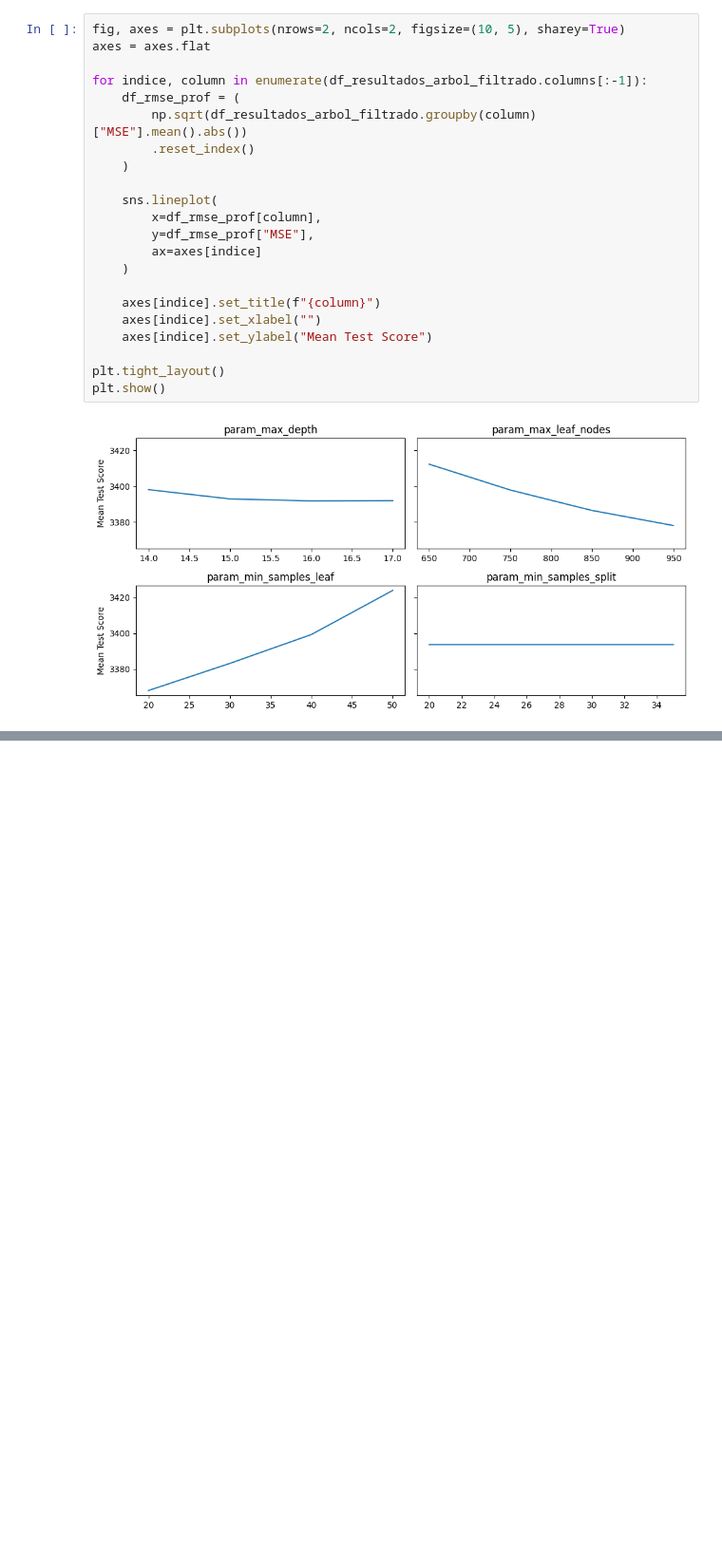
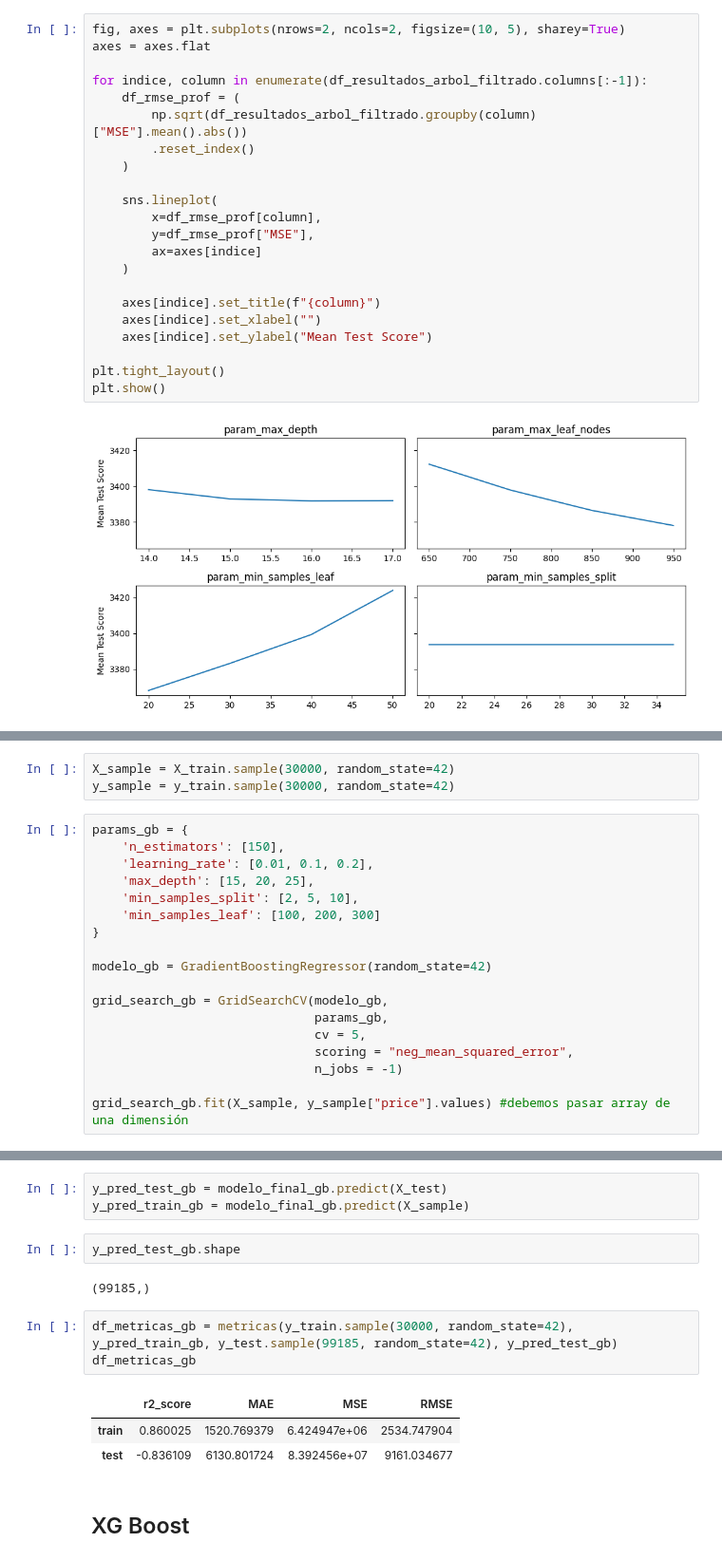
Before and after one commit to davfranco1/laboratorio-modulo8-leccion02-validacion-cruzada, a Jupyter notebook: laboratorio-modulo8-leccion02-validacion-cruzada.ipynb, the cells around one changed output, grey strips where cells are left out. Shown at 95% size. Saved outputs shown, nothing was run; the diff lists cells and outputs as text; blank space fills up the shorter version.

```diff
--- a/laboratorio-modulo8-leccion02-validacion-cruzada.ipynb
+++ b/laboratorio-modulo8-leccion02-validacion-cruzada.ipynb
@@ -165,0 +292,21 @@ pd.DataFrame(modelo_final_arbol.feature_importances_, columns= ["Importancia"],
+# %%
+X_sample = X_train.sample(30000, random_state=42)
+y_sample = y_train.sample(30000, random_state=42)
+# %%
+params_gb = {
+    'n_estimators': [150],
+    'learning_rate': [0.01, 0.1, 0.2],
+    'max_depth': [15, 20, 25],
+    'min_samples_split': [2, 5, 10],
+    'min_samples_leaf': [100, 200, 300]
+}
+
+modelo_gb = GradientBoostingRegressor(random_state=42)
+
+grid_search_gb = GridSearchCV(modelo_gb,
+                              params_gb,
+                              cv = 5,
+                              scoring = "neg_mean_squared_error",
+                              n_jobs = -1)
+
+grid_search_gb.fit(X_sample, y_sample["price"].values) #debemos pasar array de una dimensión
@@ -165,0 +322,16 @@ pd.DataFrame(modelo_final_arbol.feature_importances_, columns= ["Importancia"],
+# %%
+y_pred_test_gb = modelo_final_gb.predict(X_test)
+y_pred_train_gb = modelo_final_gb.predict(X_sample)
+# %%
+y_pred_test_gb.shape
+# %% [output]
+(99185,)
+# %%
+df_metricas_gb = metricas(y_train.sample(30000, random_state=42), y_pred_train_gb, y_test.sample(99185, random_state=42), y_pred_test_gb)
+df_metricas_gb
+# %% [output]
+|  | r2_score | MAE | MSE | RMSE |
+| train | 0.860025 | 1520.769379 | 6.424947e+06 | 2534.747904 |
+| test | -0.836109 | 6130.801724 | 8.392456e+07 | 9161.034677 |
+# %% [markdown]
+## XG Boost
```
Also changed, not shown: parts of 26 cells of this notebook, 5 other files.
